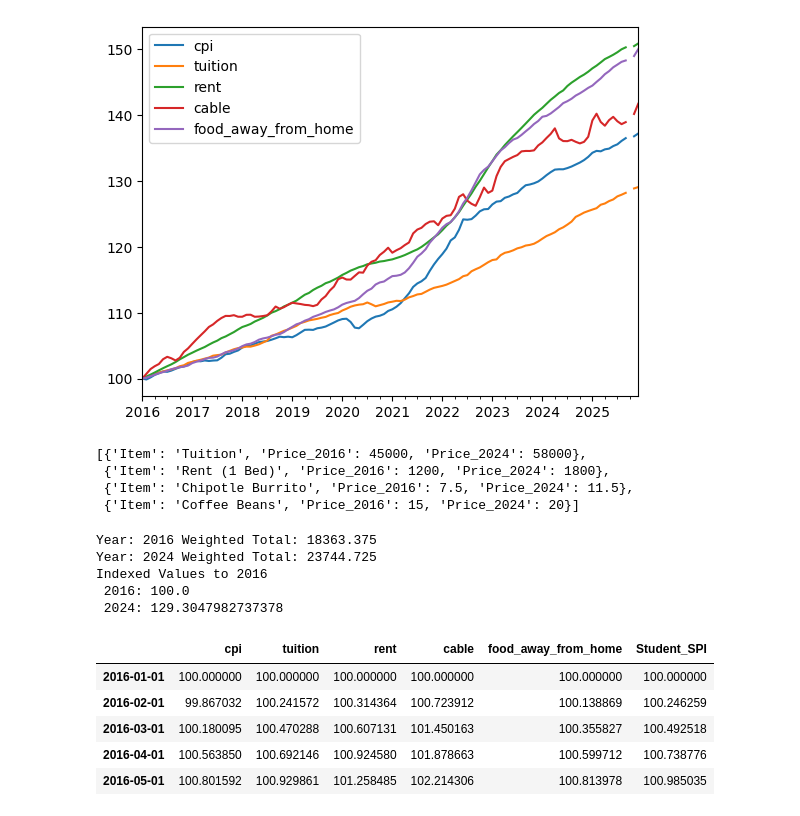
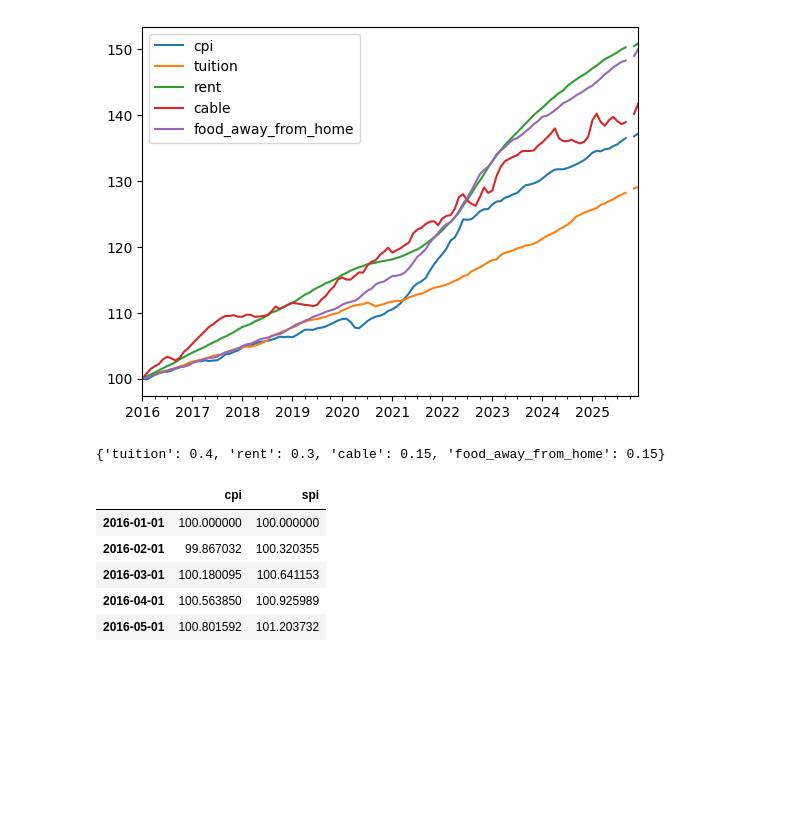
Before and after one commit to iasolb/ECON3916-Statistics-MachineLearning, a Jupyter notebook: Assignment 1/Econ_3916_Assignment_1.ipynb, the cells around one changed output. Saved outputs shown, nothing was run; the diff lists cells and outputs as text; code cells hidden in the pictures; blank space fills up the shorter version.

```diff
--- a/Assignment 1/Econ_3916_Assignment_1.ipynb
+++ b/Assignment 1/Econ_3916_Assignment_1.ipynb
@@ -90,65 +86,14 @@ df_indexed.plot()
 [figure]
 # %%
 spi_weighting_dct = {
-    "Tuition": 0.4,
-    "Rent (1 Bed)": 0.3,
-    "Chipotle Burrito": 0.15,
-    "Coffee Beans": 0.15
+    "tuition": 0.4,
+    "rent": 0.3,
+    "cable":0.15,
+    "food_away_from_home": 0.15
 }
+spi_weighting_dct
+# %% [output]
+{'tuition': 0.4, 'rent': 0.3, 'cable': 0.15, 'food_away_from_home': 0.15}
-# %%
-student_basket
-# %% [output]
-[{'Item': 'Tuition', 'Price_2016': 45000, 'Price_2024': 58000},
- {'Item': 'Rent (1 Bed)', 'Price_2016': 1200, 'Price_2024': 1800},
- {'Item': 'Chipotle Burrito', 'Price_2016': 7.5, 'Price_2024': 11.5},
- {'Item': 'Coffee Beans', 'Price_2016': 15, 'Price_2024': 20}]
 # %%
 def weight_cost(price: float, weight: float) -> float:
   return price * weight
-# %%
-from typing import DefaultDict
-dct = DefaultDict(float)
-
-for item in student_basket:
-  item_name = item["Item"]
-  item_weight = spi_weighting_dct[item_name]
-  baseprice = item['Price_2016']
-  currentprice = item["Price_2024"]
-  adjusted_base = weight_cost(baseprice, item_weight)
-  adjusted_current = weight_cost(currentprice, item_weight)
-  dct[item_name] = [adjusted_base, adjusted_current]
-
-spi_base = 0
-spi_current = 0
-for i in dct:
-  base = dct[i][0]
-  current = dct[i][1]
-  spi_base += base
-  spi_current += current
-
-spi_totals = {"2016": spi_base, "2024": spi_current}
-for key, val in spi_totals.items():
-  print(f"Year: {key} Weighted Total: {val}")
-
-indexed_spi_base = get_value_index(spi_totals["2016"], spi_totals["2016"])
-indexed_spi_current = get_value_index(spi_totals["2024"], spi_totals["2016"])
-print(f"Indexed Values to 2016 \n 2016: {indexed_spi_base} \n 2024: {indexed_spi_current}")
-
-
-df_indexed["Student_SPI"] = np.nan
-df_indexed.iloc[0, df_indexed.columns.get_loc("Student_SPI")] = indexed_spi_base
-df_indexed.iloc[-1, df_indexed.columns.get_loc("Student_SPI")] = indexed_spi_current
-df_indexed["Student_SPI"] = df_indexed["Student_SPI"].interpolate(method='linear')
-df_indexed.head()
-# %% [output]
-Year: 2016 Weighted Total: 18363.375
-Year: 2024 Weighted Total: 23744.725
-Indexed Values to 2016
- 2016: 100.0
- 2024: 129.3047982737378
-|  | cpi | tuition | rent | cable | food_away_from_home | Student_SPI |
-| 2016-01-01 | 100.000000 | 100.000000 | 100.000000 | 100.000000 | 100.000000 | 100.000000 |
-| 2016-02-01 | 99.867032 | 100.241572 | 100.314364 | 100.723912 | 100.138869 | 100.246259 |
-| 2016-03-01 | 100.180095 | 100.470288 | 100.607131 | 101.450163 | 100.355827 | 100.492518 |
-| 2016-04-01 | 100.563850 | 100.692146 | 100.924580 | 101.878663 | 100.599712 | 100.738776 |
-| 2016-05-01 | 100.801592 | 100.929861 | 101.258485 | 102.214306 | 100.813978 | 100.985035 |
@@ -158,3 +100,17 @@ bad = df[["tuition","cable"]]
+# %%
+for key, val in spi_weighting_dct.items():
+    df_indexed[key] = df_indexed[key].apply(lambda x: weight_cost(x, val))
+cols_to_sum = [col for col in df_indexed.columns if col not in ['cpi', 'spi']]
+df_indexed["spi"] = df_indexed[cols_to_sum].sum(axis=1)
+
+df_indexed[["cpi", "spi"]].
+# %% [output]
+|  | cpi | spi |
+| 2016-01-01 | 100.000000 | 100.000000 |
+| 2016-02-01 | 99.867032 | 100.320355 |
+| 2016-03-01 | 100.180095 | 100.641153 |
+| 2016-04-01 | 100.563850 | 100.925989 |
+| 2016-05-01 | 100.801592 | 101.203732 |
 # %%
 def plot_time_series(data, x1, x2) -> plt.figure:
     plt.figure(figsize=(12, 6))
```
Also changed, not shown: parts of 5 cells of this notebook.
